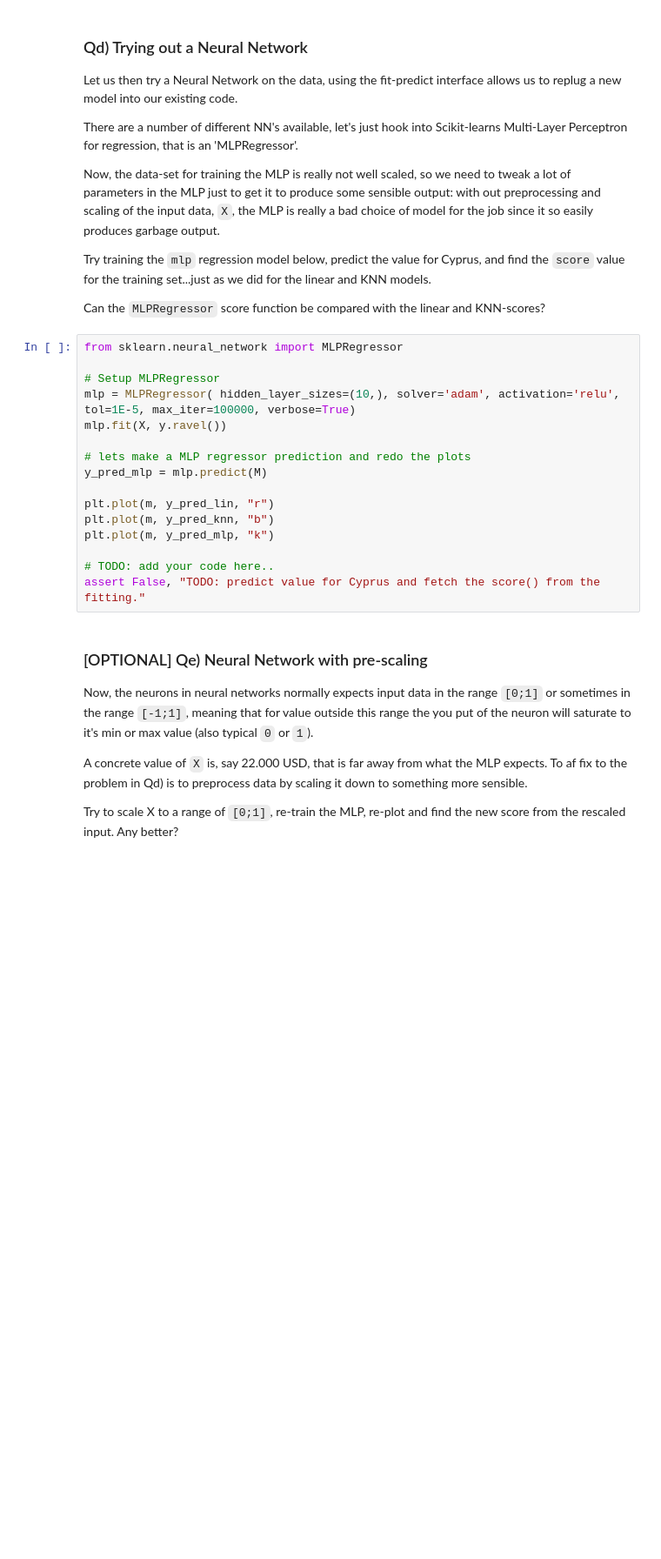
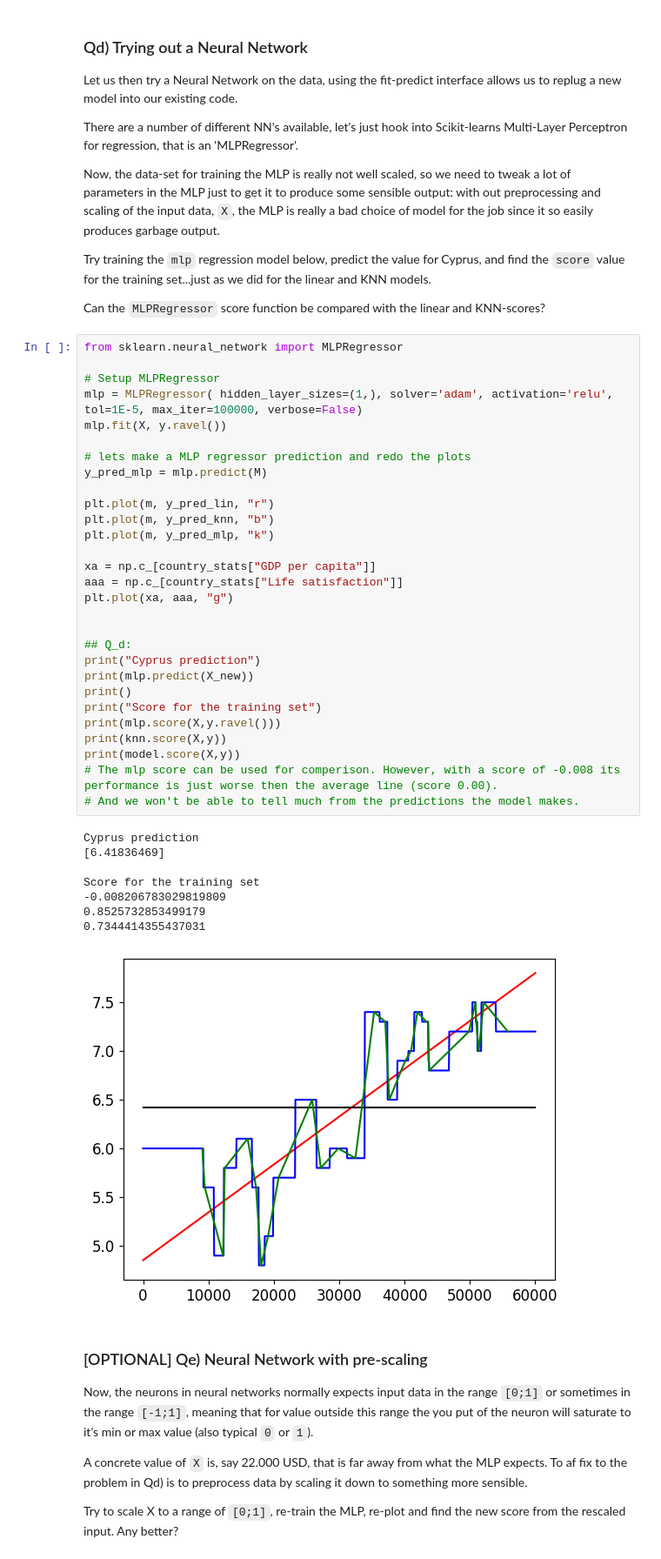
Before and after one commit to gomgom50/MLKursus, a Jupyter notebook: Martin/intro.ipynb, the cells around one changed output. Shown at 87% size. Saved outputs shown, nothing was run; the diff lists cells and outputs as text; blank space fills up the shorter version.

```diff
--- a/Martin/intro.ipynb
+++ b/Martin/intro.ipynb
@@ -391,19 +454,41 @@ Can the `MLPRegressor` score function be compared with the linear and KNN-scores
 # %%
 from sklearn.neural_network import MLPRegressor
 
 # Setup MLPRegressor
-mlp = MLPRegressor( hidden_layer_sizes=(10,), solver='adam', activation='relu', tol=1E-5, max_iter=100000, verbose=True)
+mlp = MLPRegressor( hidden_layer_sizes=(1,), solver='adam', activation='relu', tol=1E-5, max_iter=100000, verbose=False)
 mlp.fit(X, y.ravel())
 
 # lets make a MLP regressor prediction and redo the plots
 y_pred_mlp = mlp.predict(M)
 
 plt.plot(m, y_pred_lin, "r")
 plt.plot(m, y_pred_knn, "b")
 plt.plot(m, y_pred_mlp, "k")
 
-# TODO: add your code here..
-assert False, "TODO: predict value for Cyprus and fetch the score() from the fitting."
+xa = np.c_[country_stats["GDP per capita"]]
+aaa = np.c_[country_stats["Life satisfaction"]]
+plt.plot(xa, aaa, "g")
+
+
+## Q_d:
+print("Cyprus prediction")
+print(mlp.predict(X_new))
+print()
+print("Score for the training set")
+print(mlp.score(X,y.ravel()))
+print(knn.score(X,y))
+print(model.score(X,y))
+# The mlp score can be used for comperison. However, with a score of -0.008 its performance is just worse then the average line (score 0.00).
+# And we won't be able to tell much from the predictions the model makes.
+# %% [output]
+Cyprus prediction
+[6.41836469]
+
+Score for the training set
+-0.008206783029819809
+0.8525732853499179
+0.7344414355437031
+[figure, added]
 # %% [markdown]
 ###  [OPTIONAL] Qe) Neural Network with pre-scaling
 
```
Also changed, not shown: parts of 7 cells of this notebook.
